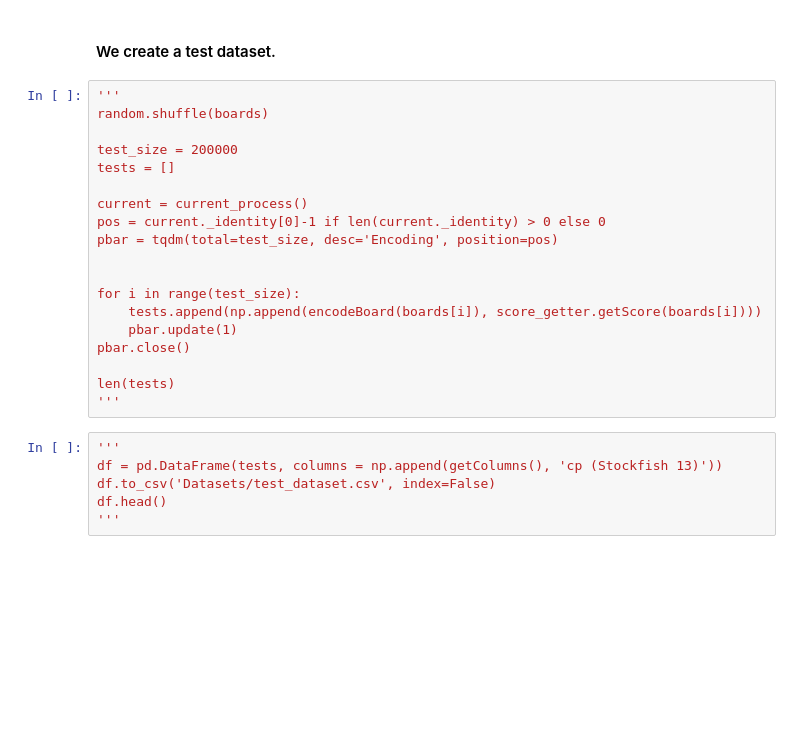
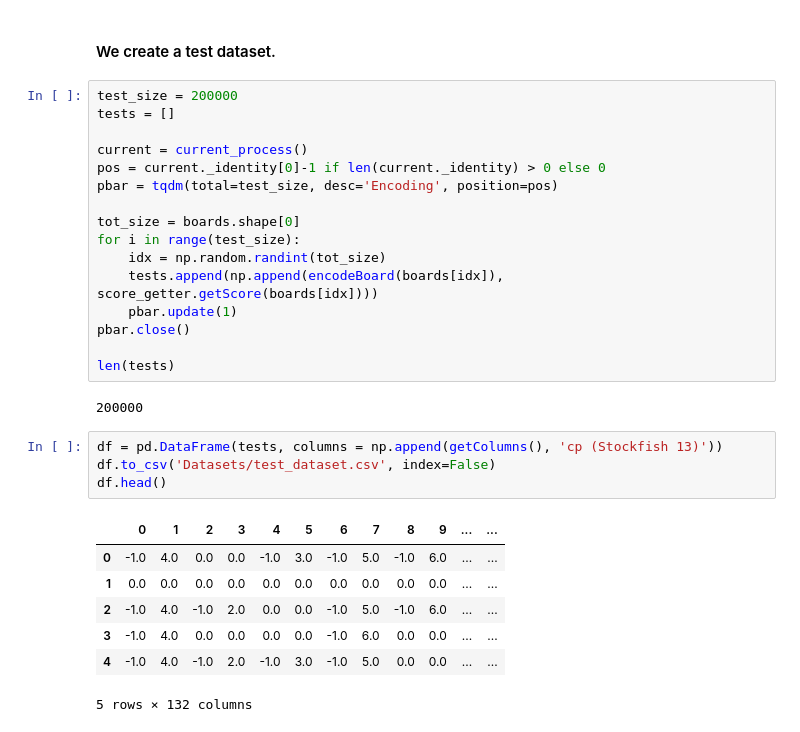
Before and after one commit to gaetanserre/GAiA, a Jupyter notebook: notebooks/Create_Dataset.ipynb, the cells around one changed output. Saved outputs shown, nothing was run; the diff lists cells and outputs as text; blank space fills up the shorter version.

```diff
--- a/notebooks/Create_Dataset.ipynb
+++ b/notebooks/Create_Dataset.ipynb
@@ -62,9 +72,6 @@ df.head()
 # %% [markdown]
 #### We create a test dataset.
 # %%
-'''
-random.shuffle(boards)
-
 test_size = 200000
 tests = []
 
@@ -72,17 +79,25 @@ current = current_process()
 pos = current._identity[0]-1 if len(current._identity) > 0 else 0
 pbar = tqdm(total=test_size, desc='Encoding', position=pos)
 
-
+tot_size = boards.shape[0]
 for i in range(test_size):
-    tests.append(np.append(encodeBoard(boards[i]), score_getter.getScore(boards[i])))
+    idx = np.random.randint(tot_size)
+    tests.append(np.append(encodeBoard(boards[idx]), score_getter.getScore(boards[idx])))
     pbar.update(1)
 pbar.close()
 
 len(tests)
-'''
+# %% [output]
+200000
 # %%
-'''
 df = pd.DataFrame(tests, columns = np.append(getColumns(), 'cp (Stockfish 13)'))
 df.to_csv('Datasets/test_dataset.csv', index=False)
 df.head()
-'''
+# %% [output]
+|  | 0 | 1 | 2 | 3 | 4 | 5 | 6 | 7 | 8 | 9 | ... | ... |
+| 0 | -1.0 | 4.0 | 0.0 | 0.0 | -1.0 | 3.0 | -1.0 | 5.0 | -1.0 | 6.0 | ... | ... |
+| 1 | 0.0 | 0.0 | 0.0 | 0.0 | 0.0 | 0.0 | 0.0 | 0.0 | 0.0 | 0.0 | ... | ... |
+| 2 | -1.0 | 4.0 | -1.0 | 2.0 | 0.0 | 0.0 | -1.0 | 5.0 | -1.0 | 6.0 | ... | ... |
+| 3 | -1.0 | 4.0 | 0.0 | 0.0 | 0.0 | 0.0 | -1.0 | 6.0 | 0.0 | 0.0 | ... | ... |
+| 4 | -1.0 | 4.0 | -1.0 | 2.0 | -1.0 | 3.0 | -1.0 | 5.0 | 0.0 | 0.0 | ... | ... |
+5 rows × 132 columns
```
Also changed, not shown: parts of 3 cells of this notebook, 9 other files.
